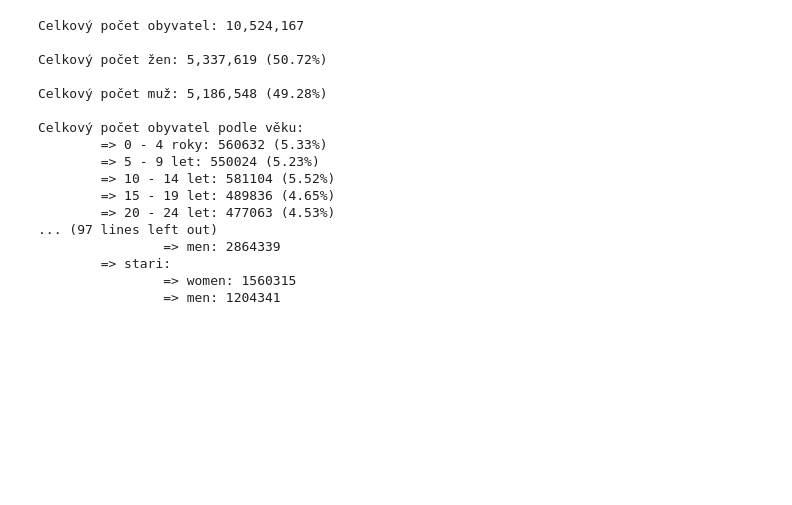
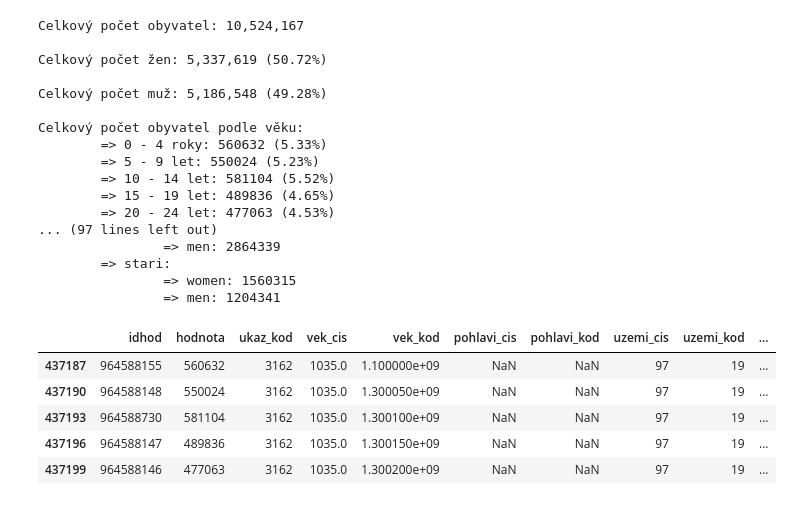
Before and after one commit to rcech44/sp_scitani_lidu, a Jupyter notebook: python_analysis/analysis.ipynb, the cells around one changed output. Drawn from its saved outputs; the diff is of its cells as text; code cells hidden in the pictures; blank space fills up the shorter version.

```diff
--- a/python_analysis/analysis.ipynb
+++ b/python_analysis/analysis.ipynb
@@ -74,6 +74,30 @@ cis_vek = {
     1201009999: '100 a více let'
 }
 
+vek_txt = {
+    '0 - 4 roky': 1,
+    '5 - 9 let': 2,
+    '10 - 14 let': 3,
+    '15 - 19 let': 4,
+    '20 - 24 let': 5,
+    '25 - 29 let': 6,
+    '30 - 34 let': 7,
+    '35 - 39 let': 8,
+    '40 - 44 let': 9,
+    '45 - 49 let': 10,
+    '50 - 54 let': 11,
+    '55 - 59 let': 12,
+    '60 - 64 let': 13,
+    '65 - 69 let': 14,
+    '70 - 74 let': 15,
+    '75 - 79 let': 16,
+    '80 - 84 let': 17,
+    '85 - 89 let': 18,
+    '90 - 94 let': 19,
+    '95 - 99 let': 20,
+    '100 a více let': 21
+}
+
 cis_kraje = {
     3026: 'Středočeský kraj',
     3018: 'Hlavní město Praha',
@@ -182,3 +206,19 @@ Celkový počet obyvatel podle věku:
         => stari:
                 => women: 1560315
                 => men: 1204341
+# %%
+import pandas as pd
+
+data_path = '../data_original/sldb2021_vek5_pohlavi.csv'
+data = pd.read_csv(data_path)
+data_filtered = data[data['vek_txt'].notna() & data['pohlavi_txt'].isna()]
+data_filtered = data_filtered.loc[data_filtered['uzemi_cis'] == 97]
+data_filtered['vek_txt_ciselny'] = data_filtered['vek_txt'].map(vek_txt)
+data_filtered.head()
+# %% [output]
+|  | idhod | hodnota | ukaz_kod | vek_cis | vek_kod | pohlavi_cis | pohlavi_kod | uzemi_cis | uzemi_kod | ... |
+| 437187 | 964588155 | 560632 | 3162 | 1035.0 | 1.100000e+09 | NaN | NaN | 97 | 19 | ... |
+| 437190 | 964588148 | 550024 | 3162 | 1035.0 | 1.300050e+09 | NaN | NaN | 97 | 19 | ... |
+| 437193 | 964588730 | 581104 | 3162 | 1035.0 | 1.300100e+09 | NaN | NaN | 97 | 19 | ... |
+| 437196 | 964588147 | 489836 | 3162 | 1035.0 | 1.300150e+09 | NaN | NaN | 97 | 19 | ... |
+| 437199 | 964588146 | 477063 | 3162 | 1035.0 | 1.300200e+09 | NaN | NaN | 97 | 19 | ... |
```
Also changed, not shown: parts of 6 cells of this notebook, 6 other files.
